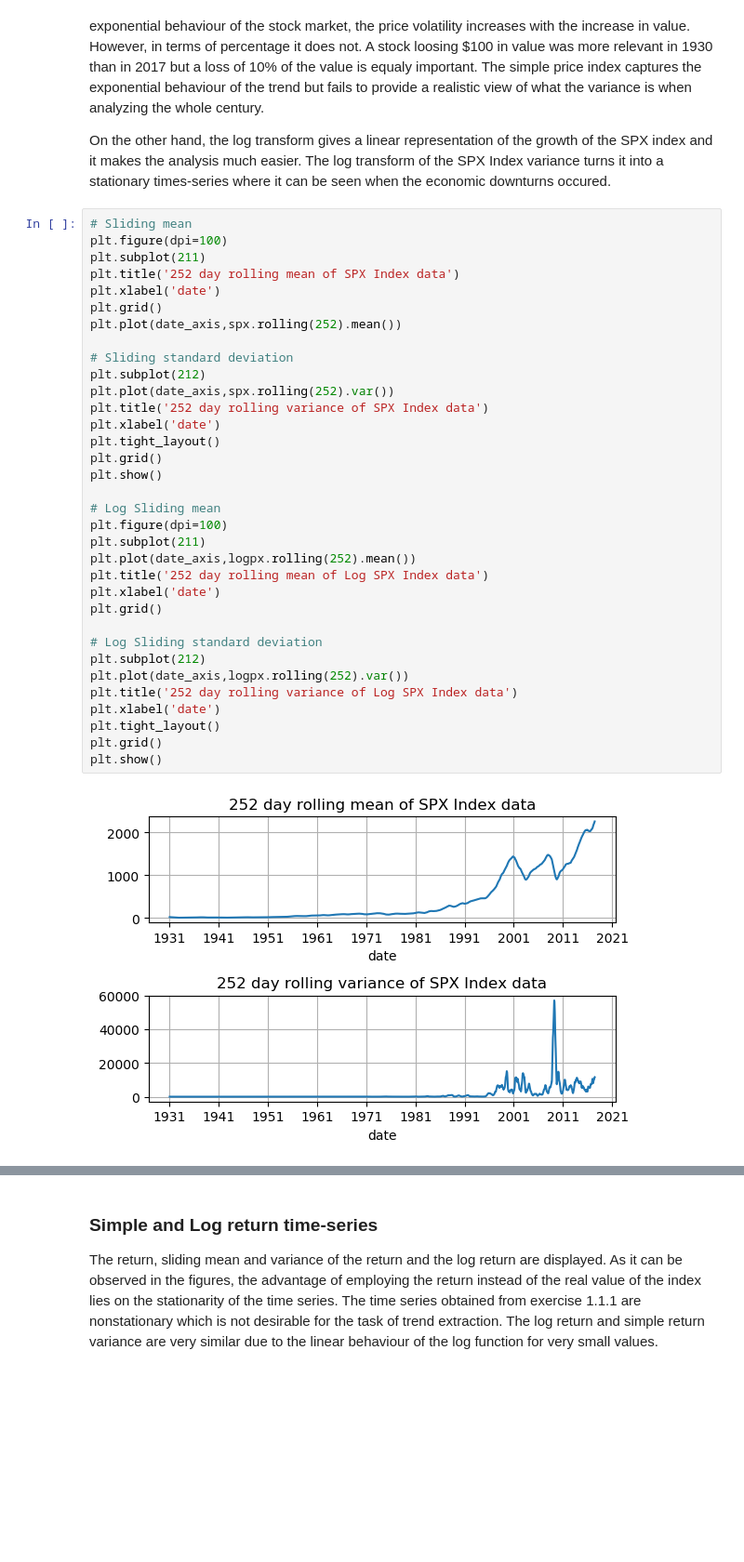
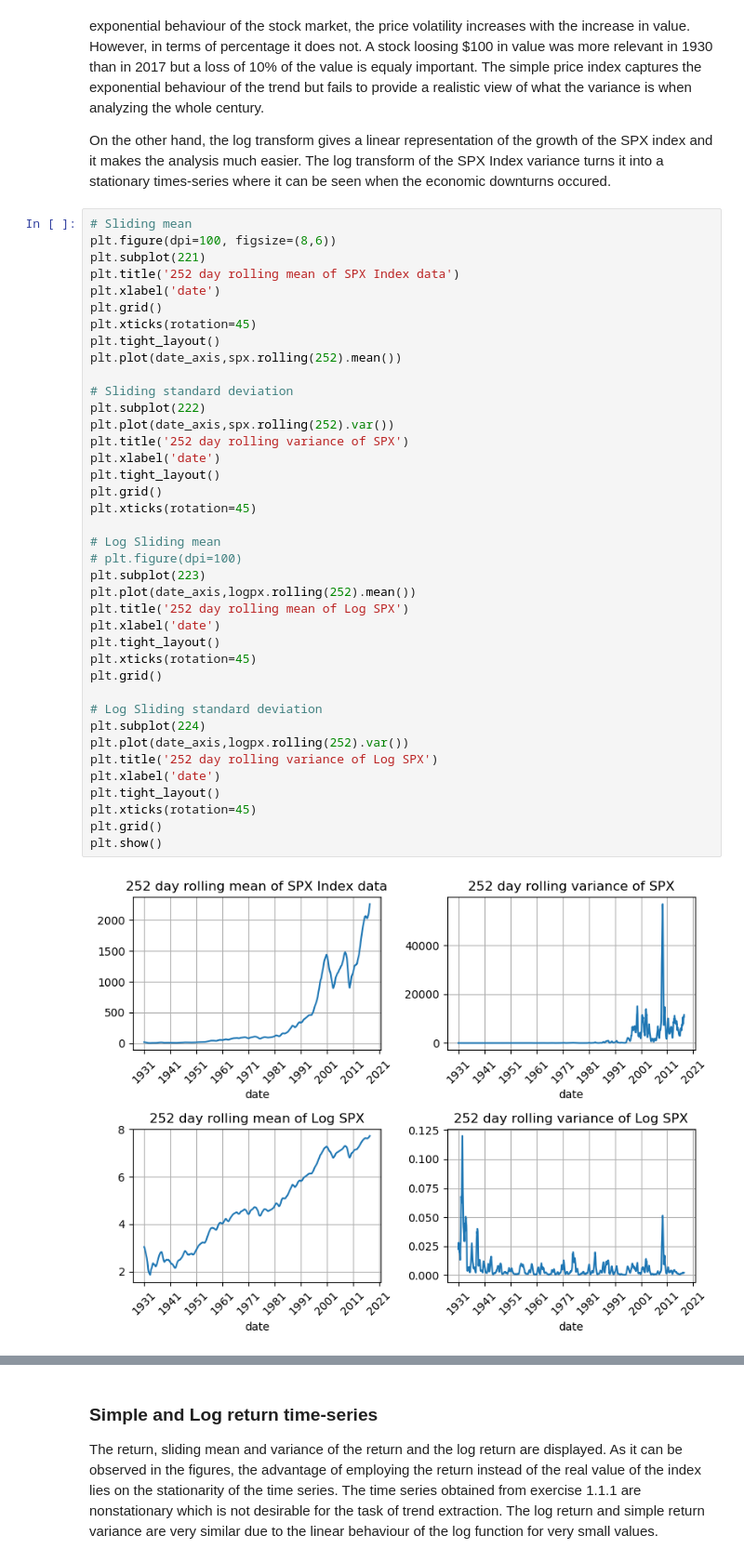
Before and after one commit to ag4015/Signal-Processing-and-Machine-Learning-for-Finance, a Jupyter notebook: Financial Signal Processing Coursework.ipynb, the cells around one changed output, grey strips where cells are left out. Shown at 93% size. Drawn from its saved outputs; the diff is of its cells as text; blank space fills up the shorter version.

```diff
--- a/Financial Signal Processing Coursework.ipynb
+++ b/Financial Signal Processing Coursework.ipynb
@@ -67,37 +69,42 @@ The evolution of the first and second order statistics (mean and variance) is co
 On the other hand, the log transform gives a linear representation of the growth of the SPX index and it makes the analysis much easier. The log transform of the SPX Index variance turns it into a stationary times-series where it can be seen when the economic downturns occured.
 # %%
 # Sliding mean
-plt.figure(dpi=100)
-plt.subplot(211)
+plt.figure(dpi=100, figsize=(8,6))
+plt.subplot(221)
 plt.title('252 day rolling mean of SPX Index data')
 plt.xlabel('date')
 plt.grid()
+plt.xticks(rotation=45)
+plt.tight_layout()
 plt.plot(date_axis,spx.rolling(252).mean())
 
 # Sliding standard deviation
-plt.subplot(212)
+plt.subplot(222)
 plt.plot(date_axis,spx.rolling(252).var())
-plt.title('252 day rolling variance of SPX Index data')
+plt.title('252 day rolling variance of SPX')
 plt.xlabel('date')
 plt.tight_layout()
 plt.grid()
-plt.show()
+plt.xticks(rotation=45)
 
 # Log Sliding mean
-plt.figure(dpi=100)
-plt.subplot(211)
+# plt.figure(dpi=100)
+plt.subplot(223)
 plt.plot(date_axis,logpx.rolling(252).mean())
-plt.title('252 day rolling mean of Log SPX Index data')
+plt.title('252 day rolling mean of Log SPX')
 plt.xlabel('date')
+plt.tight_layout()
+plt.xticks(rotation=45)
 plt.grid()
 
 # Log Sliding standard deviation
-plt.subplot(212)
+plt.subplot(224)
 plt.plot(date_axis,logpx.rolling(252).var())
-plt.title('252 day rolling variance of Log SPX Index data')
+plt.title('252 day rolling variance of Log SPX')
 plt.xlabel('date')
 plt.tight_layout()
+plt.xticks(rotation=45)
 plt.grid()
 plt.show()
 # %% [output]
-[figure, old version]
+[figure, new version]
```
Also changed, not shown: parts of 42 cells of this notebook.
